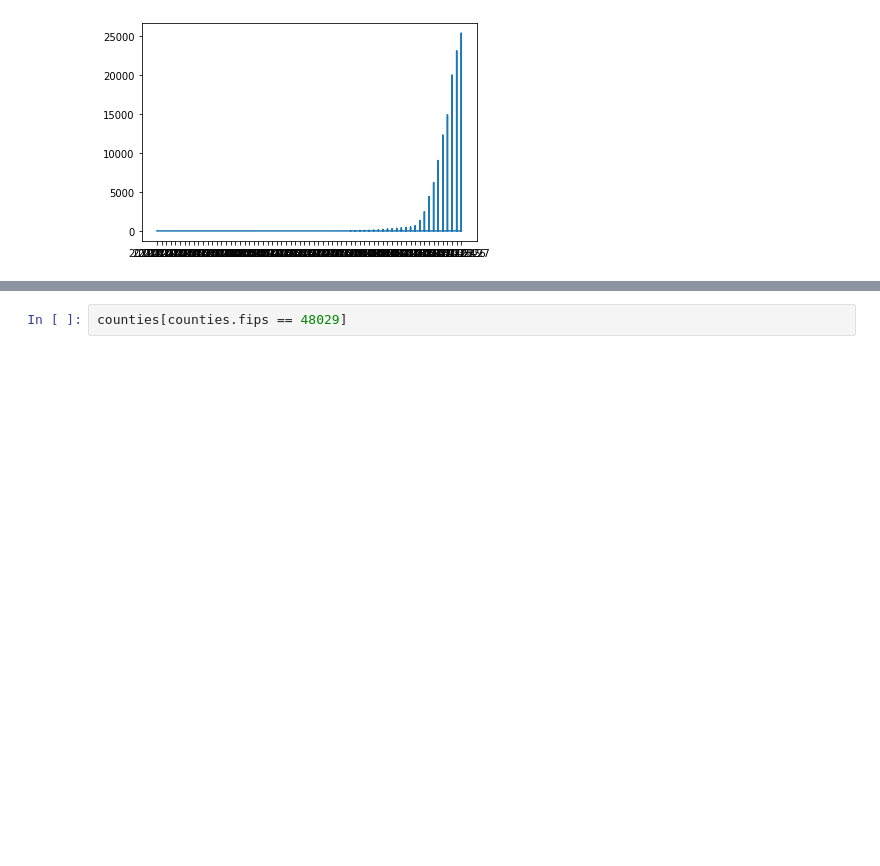
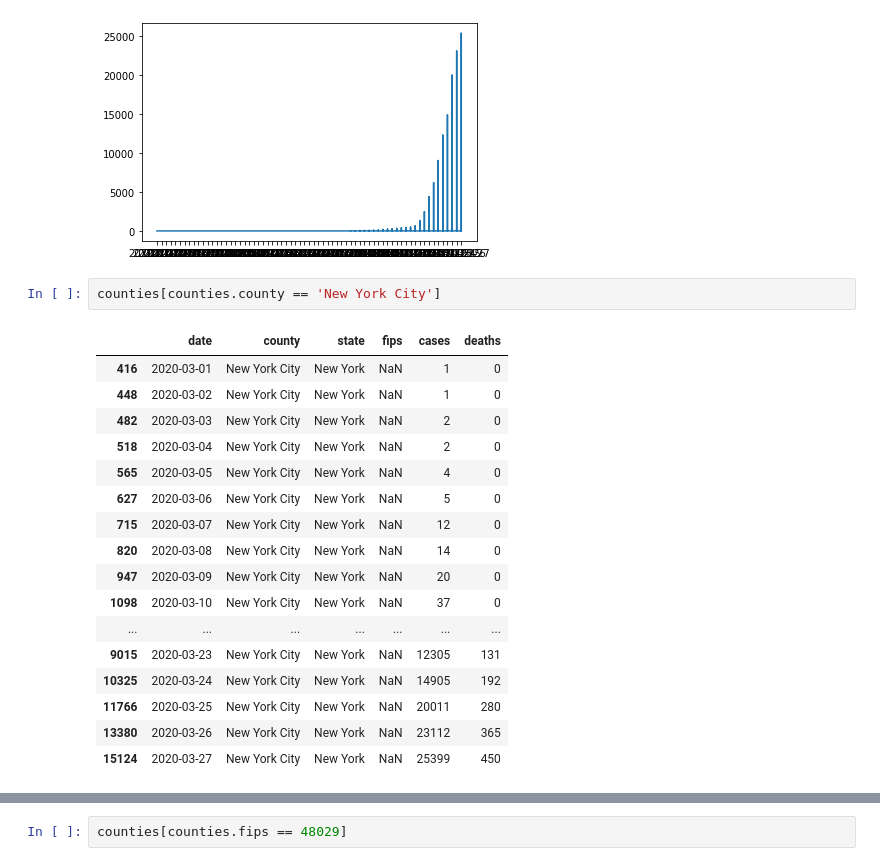
Before and after one commit to Jeff-Hutchins/covid-19-data, a Jupyter notebook: exploration_ny_times_data.ipynb, the cells around one changed output, grey strips where cells are left out. Saved outputs shown, nothing was run; the diff lists cells and outputs as text; blank space fills up the shorter version.

```diff
--- a/exploration_ny_times_data.ipynb
+++ b/exploration_ny_times_data.ipynb
@@ -38,3 +106,23 @@ plt.plot(counties.date, counties.cases)
 # %% [output]
 [<matplotlib.lines.Line2D at 0x...>]
 [figure]
+# %%
+counties[counties.county == 'New York City']
+# %% [output]
+|  | date | county | state | fips | cases | deaths |
+| 416 | 2020-03-01 | New York City | New York | NaN | 1 | 0 |
+| 448 | 2020-03-02 | New York City | New York | NaN | 1 | 0 |
+| 482 | 2020-03-03 | New York City | New York | NaN | 2 | 0 |
+| 518 | 2020-03-04 | New York City | New York | NaN | 2 | 0 |
+| 565 | 2020-03-05 | New York City | New York | NaN | 4 | 0 |
+| 627 | 2020-03-06 | New York City | New York | NaN | 5 | 0 |
+| 715 | 2020-03-07 | New York City | New York | NaN | 12 | 0 |
+| 820 | 2020-03-08 | New York City | New York | NaN | 14 | 0 |
+| 947 | 2020-03-09 | New York City | New York | NaN | 20 | 0 |
+| 1098 | 2020-03-10 | New York City | New York | NaN | 37 | 0 |
+| ... | ... | ... | ... | ... | ... | ... |
+| 9015 | 2020-03-23 | New York City | New York | NaN | 12305 | 131 |
+| 10325 | 2020-03-24 | New York City | New York | NaN | 14905 | 192 |
+| 11766 | 2020-03-25 | New York City | New York | NaN | 20011 | 280 |
+| 13380 | 2020-03-26 | New York City | New York | NaN | 23112 | 365 |
+| 15124 | 2020-03-27 | New York City | New York | NaN | 25399 | 450 |
```
Also changed, not shown: parts of 11 cells of this notebook.
